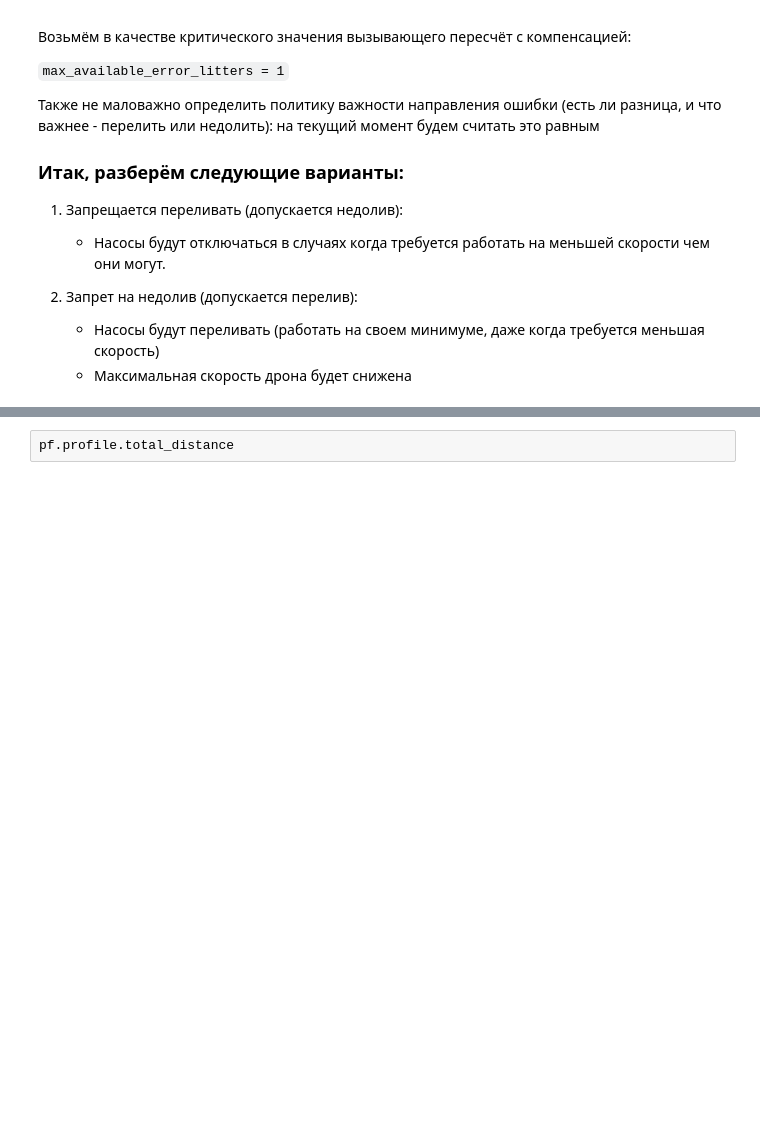
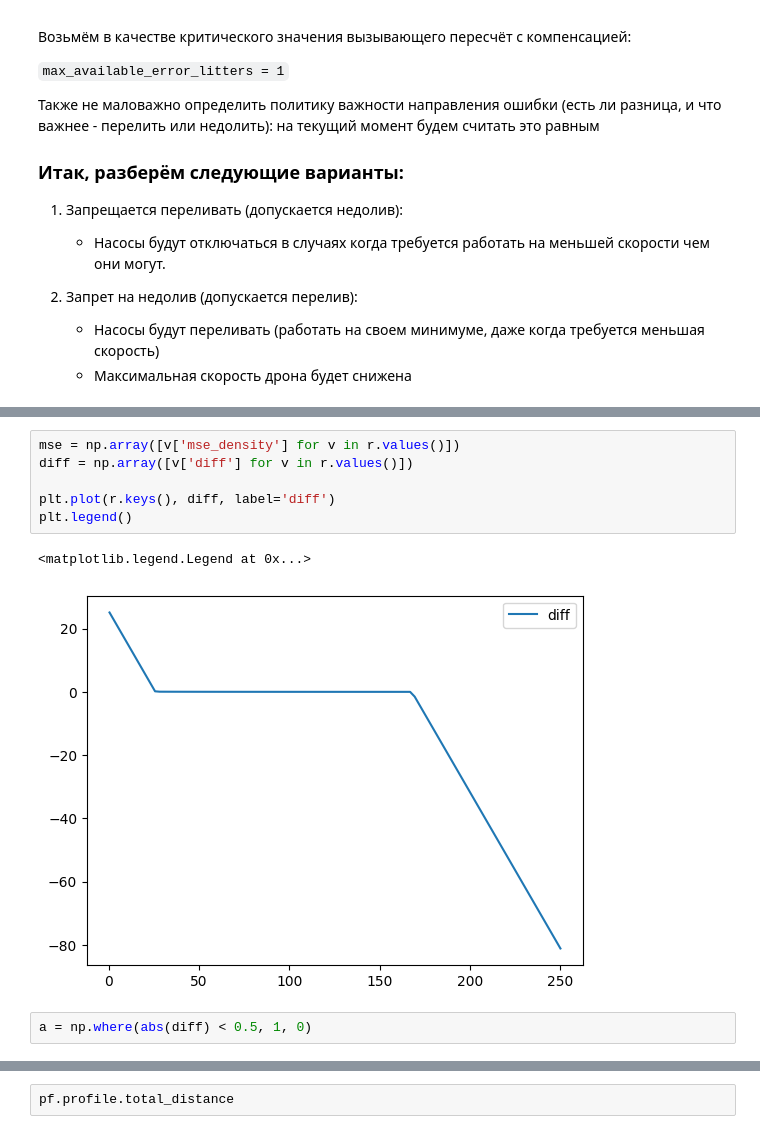
Before and after one commit to nodax-hub/Simulate, a Jupyter notebook: copmensate.ipynb, the cells around one changed output, grey strips where cells are left out. Saved outputs shown, nothing was run; the diff lists cells and outputs as text; blank space fills up the shorter version.

```diff
--- a/copmensate.ipynb
+++ b/copmensate.ipynb
@@ -77,0 +243,11 @@ diff = -0.5363467644947989
+# %%
+mse = np.array([v['mse_density'] for v in r.values()])
+diff = np.array([v['diff'] for v in r.values()])
+
+plt.plot(r.keys(), diff, label='diff')
+plt.legend()
+# %% [output]
+<matplotlib.legend.Legend at 0x...>
+[figure, added]
+# %%
+a = np.where(abs(diff) < 0.5, 1, 0)
```
Also changed, not shown: parts of 22 cells of this notebook, 3 other files.
